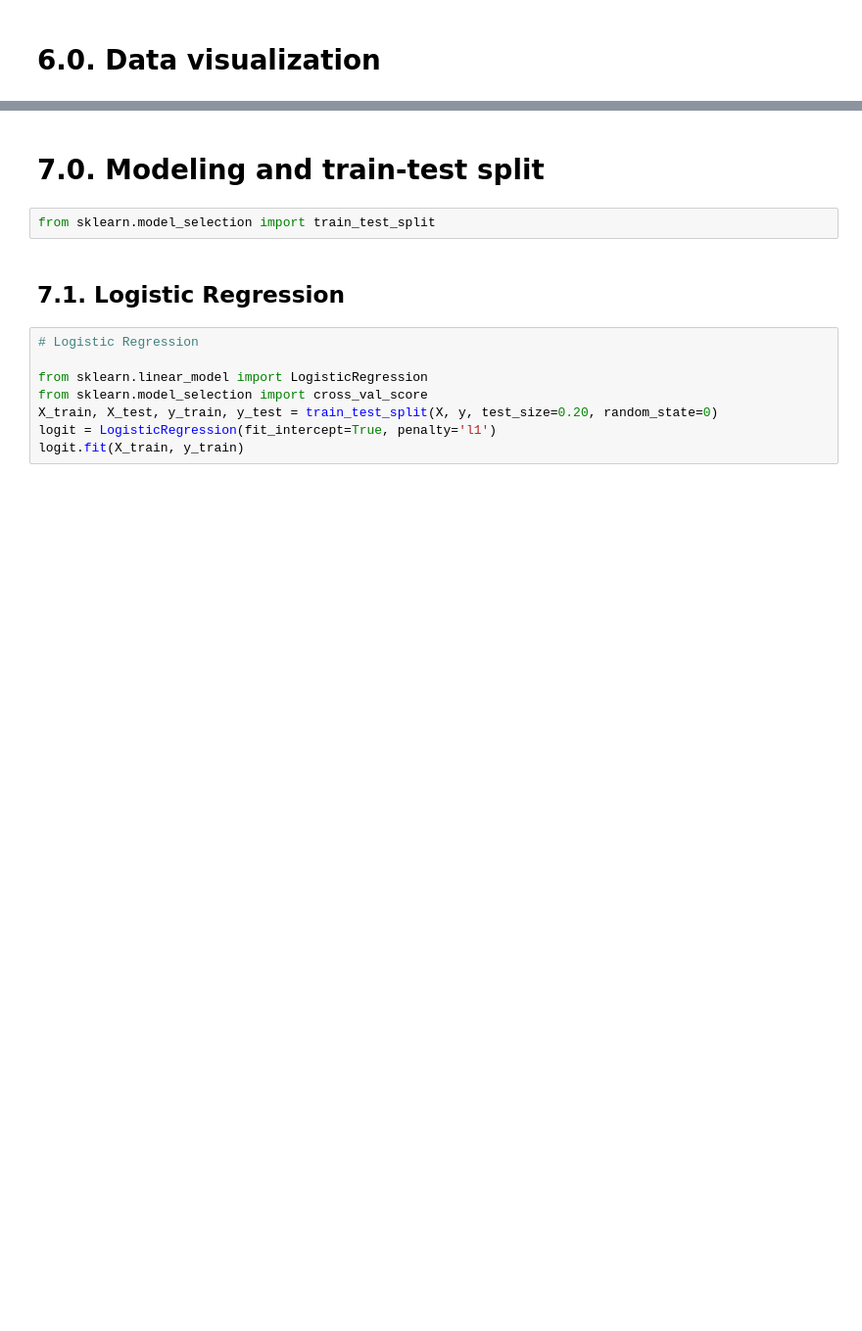
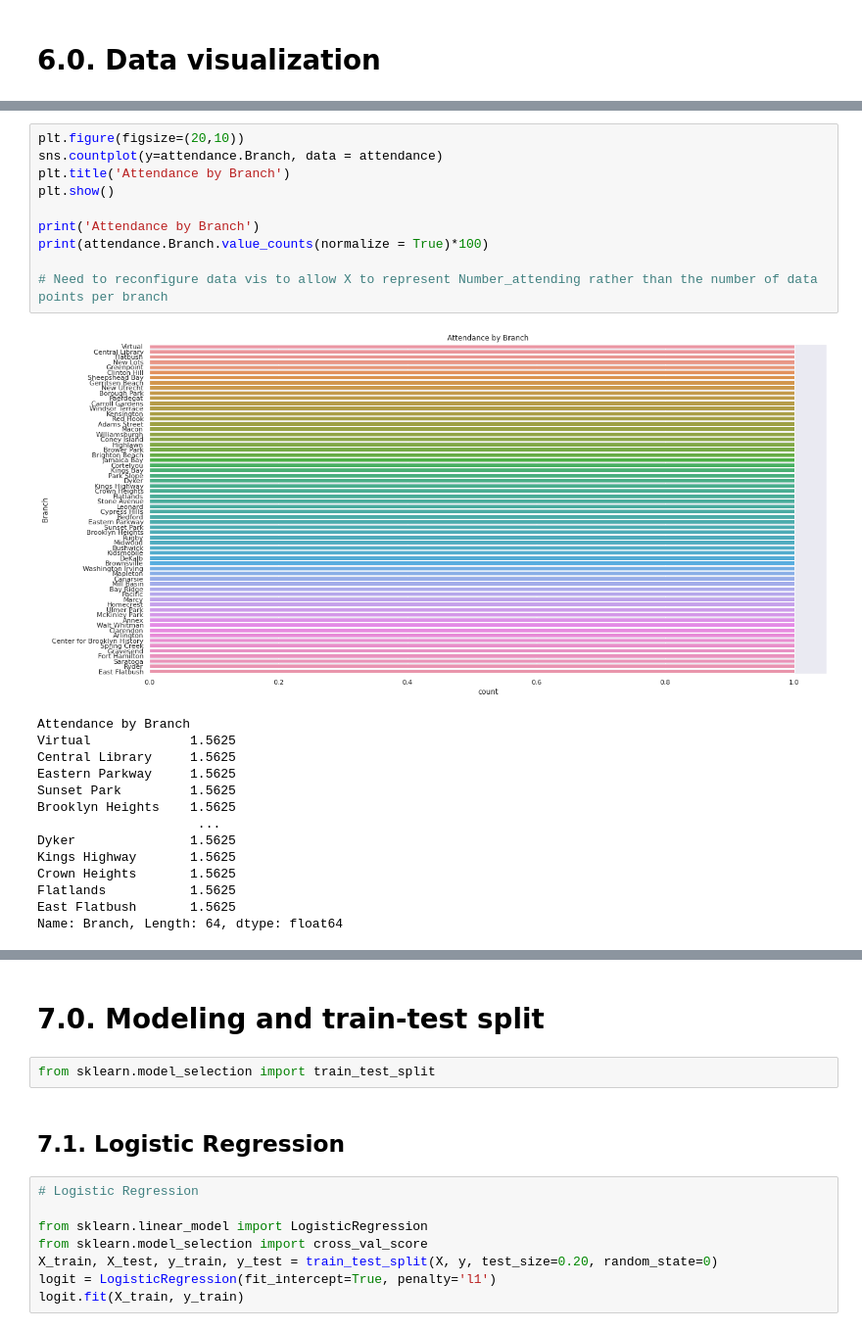
Before and after one commit to lophiraalata/data-analytics-micro-credential, a Jupyter notebook: FinalProject_LibraryUsage.ipynb, the cells around one changed output, grey strips where cells are left out. Shown: that part at 98% size. Saved outputs shown, nothing was run; the diff lists cells and outputs as text; blank space fills up the shorter version.

```diff
--- a/FinalProject_LibraryUsage.ipynb
+++ b/FinalProject_LibraryUsage.ipynb
@@ -208 +422,26 @@ dtype: int64
+# %%
+plt.figure(figsize=(20,10))
+sns.countplot(y=attendance.Branch, data = attendance)
+plt.title('Attendance by Branch')
+plt.show()
+
+print('Attendance by Branch')
+print(attendance.Branch.value_counts(normalize = True)*100)
+
+# Need to reconfigure data vis to allow X to represent Number_attending rather than the number of data points per branch
+# %% [output]
+[figure, added]
+Attendance by Branch
+Virtual             1.5625
+Central Library     1.5625
+Eastern Parkway     1.5625
+Sunset Park         1.5625
+Brooklyn Heights    1.5625
+                     ...
+Dyker               1.5625
+Kings Highway       1.5625
+Crown Heights       1.5625
+Flatlands           1.5625
+East Flatbush       1.5625
+Name: Branch, Length: 64, dtype: float64
 # %%
```
Also changed, not shown: parts of 54 cells of this notebook.
